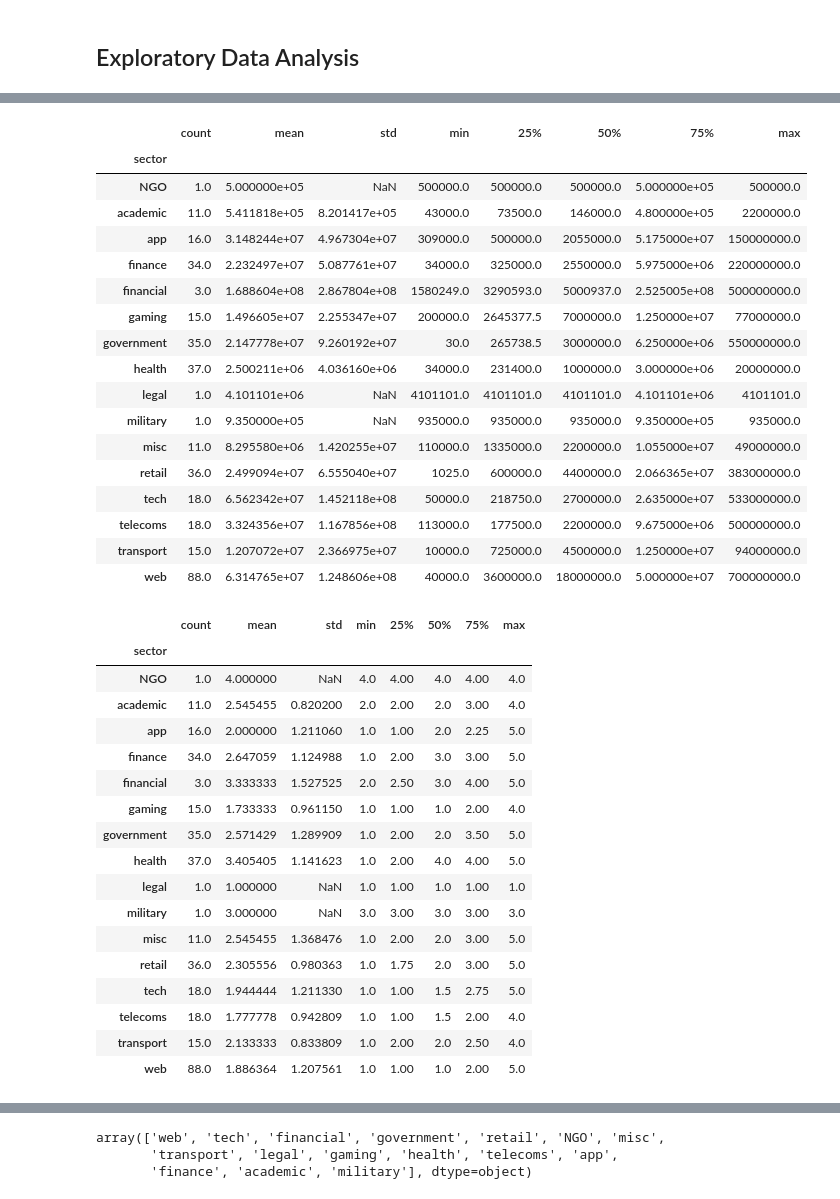
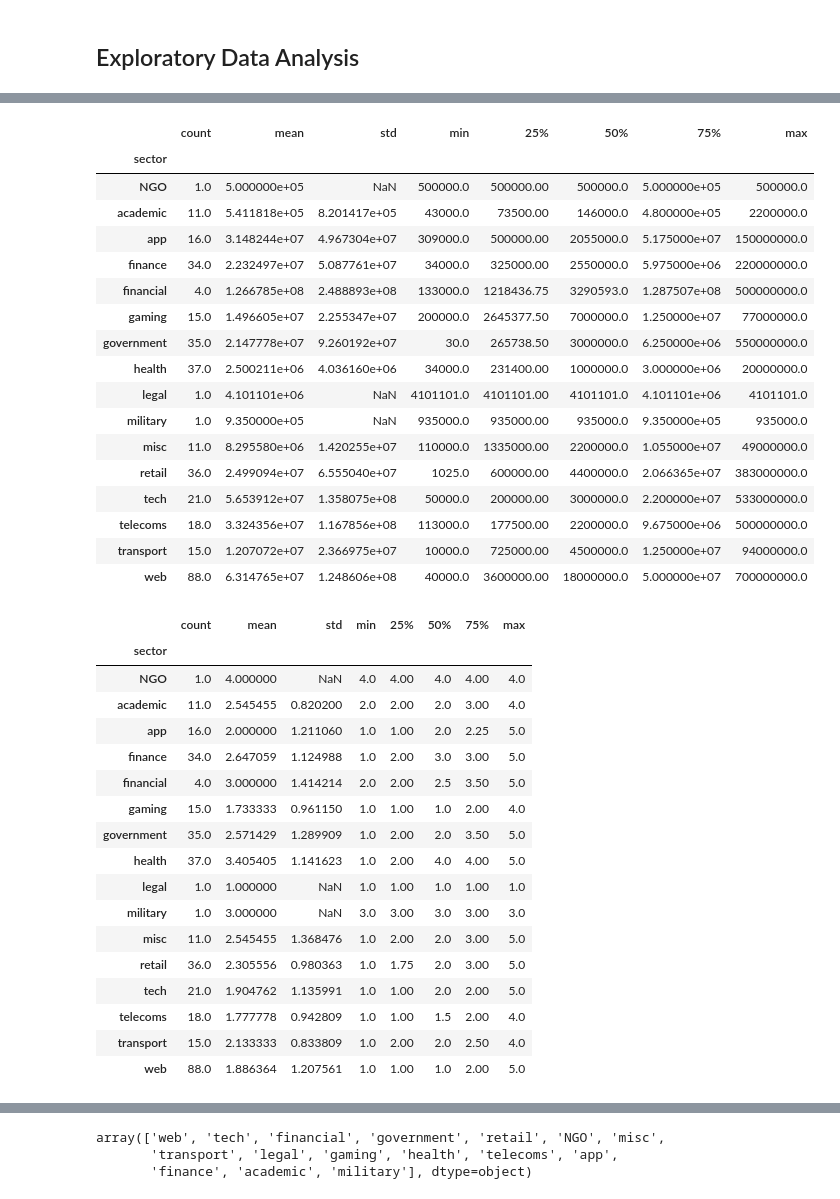
Before and after one commit to PianoPalf/group-project-3, a Jupyter notebook: Python/PyHack_dataframe_setup_SP.ipynb, the cells around one changed output, grey strips where cells are left out. Saved outputs shown, nothing was run; the diff lists cells and outputs as text; code cells hidden in the pictures.

```diff
--- a/Python/PyHack_dataframe_setup_SP.ipynb
+++ b/Python/PyHack_dataframe_setup_SP.ipynb
@@ -246,7 +246,10 @@ Index(['organisation', 'alternative name', 'records lost', 'year', 'month',
 # %%
 # Reorder and Drop Columns
 dBreaches_df = dBreaches_df[['id', 'organisation', 'records lost', 'month', 'year',\
-                             'sector', 'method', 'data sensitivity', 'story', 'source name', 'source link']]
+                             'sector', 'method', 'data sensitivity', 'source name']]
+# %%
+# Replace Spaces between words in Column names with underscores
+dBreaches_df.columns = dBreaches_df.columns.str.replace(' ', '_', regex=True)
 # %%
 # Check Structure of DataFrame
 dBreaches_df.info()
@@ -290,11 +289,11 @@ source link          object
 dtype: object
 # %%
 # Remove Non-Digit Characters in 'records lost' Column
-dBreaches_df['records lost'] = dBreaches_df['records lost'].str.replace(r'\D+', '')
+dBreaches_df['records_lost'] = dBreaches_df['records_lost'].str.replace(r'\D+', '')
 # %%
 # Change 'records lost' and 'data sensitivity' Columns to integer data type
-dBreaches_df['records lost'] = dBreaches_df['records lost'].astype(int)
-dBreaches_df['data sensitivity'] = dBreaches_df['data sensitivity'].astype(int)
+dBreaches_df['records_lost'] = dBreaches_df['records_lost'].astype(int)
+dBreaches_df['data_sensitivity'] = dBreaches_df['data_sensitivity'].astype(int)
 # %%
 # Check Data Types of Each Column again
 dBreaches_df.dtypes
@@ -458,29 +455,29 @@ serious_breaches
 # %%
 # Sector Records Lost Summary
-sector_groupby = cleaned_dBreaches_df.groupby('sector')['records lost'].describe()
+sector_groupby = cleaned_dBreaches_df.groupby('sector')['records_lost'].describe()
 sector_groupby
 # %% [output]
 |  | count | mean | std | min | 25% | 50% | 75% | max |
 | sector |  |  |  |  |  |  |  |  |
-| NGO | 1.0 | 5.000000e+05 | NaN | 500000.0 | 500000.0 | 500000.0 | 5.000000e+05 | 500000.0 |
-| academic | 11.0 | 5.411818e+05 | 8.201417e+05 | 43000.0 | 73500.0 | 146000.0 | 4.800000e+05 | 2200000.0 |
-| app | 16.0 | 3.148244e+07 | 4.967304e+07 | 309000.0 | 500000.0 | 2055000.0 | 5.175000e+07 | 150000000.0 |
-| finance | 34.0 | 2.232497e+07 | 5.087761e+07 | 34000.0 | 325000.0 | 2550000.0 | 5.975000e+06 | 220000000.0 |
-| financial | 3.0 | 1.688604e+08 | 2.867804e+08 | 1580249.0 | 3290593.0 | 5000937.0 | 2.525005e+08 | 500000000.0 |
-| gaming | 15.0 | 1.496605e+07 | 2.255347e+07 | 200000.0 | 2645377.5 | 7000000.0 | 1.250000e+07 | 77000000.0 |
-| government | 35.0 | 2.147778e+07 | 9.260192e+07 | 30.0 | 265738.5 | 3000000.0 | 6.250000e+06 | 550000000.0 |
-| health | 37.0 | 2.500211e+06 | 4.036160e+06 | 34000.0 | 231400.0 | 1000000.0 | 3.000000e+06 | 20000000.0 |
-| legal | 1.0 | 4.101101e+06 | NaN | 4101101.0 | 4101101.0 | 4101101.0 | 4.101101e+06 | 4101101.0 |
-| military | 1.0 | 9.350000e+05 | NaN | 935000.0 | 935000.0 | 935000.0 | 9.350000e+05 | 935000.0 |
-| misc | 11.0 | 8.295580e+06 | 1.420255e+07 | 110000.0 | 1335000.0 | 2200000.0 | 1.055000e+07 | 49000000.0 |
-| retail | 36.0 | 2.499094e+07 | 6.555040e+07 | 1025.0 | 600000.0 | 4400000.0 | 2.066365e+07 | 383000000.0 |
-| tech | 18.0 | 6.562342e+07 | 1.452118e+08 | 50000.0 | 218750.0 | 2700000.0 | 2.635000e+07 | 533000000.0 |
-| telecoms | 18.0 | 3.324356e+07 | 1.167856e+08 | 113000.0 | 177500.0 | 2200000.0 | 9.675000e+06 | 500000000.0 |
-| transport | 15.0 | 1.207072e+07 | 2.366975e+07 | 10000.0 | 725000.0 | 4500000.0 | 1.250000e+07 | 94000000.0 |
-| web | 88.0 | 6.314765e+07 | 1.248606e+08 | 40000.0 | 3600000.0 | 18000000.0 | 5.000000e+07 | 700000000.0 |
+| NGO | 1.0 | 5.000000e+05 | NaN | 500000.0 | 500000.00 | 500000.0 | 5.000000e+05 | 500000.0 |
+| academic | 11.0 | 5.411818e+05 | 8.201417e+05 | 43000.0 | 73500.00 | 146000.0 | 4.800000e+05 | 2200000.0 |
+| app | 16.0 | 3.148244e+07 | 4.967304e+07 | 309000.0 | 500000.00 | 2055000.0 | 5.175000e+07 | 150000000.0 |
+| finance | 34.0 | 2.232497e+07 | 5.087761e+07 | 34000.0 | 325000.00 | 2550000.0 | 5.975000e+06 | 220000000.0 |
+| financial | 4.0 | 1.266785e+08 | 2.488893e+08 | 133000.0 | 1218436.75 | 3290593.0 | 1.287507e+08 | 500000000.0 |
+| gaming | 15.0 | 1.496605e+07 | 2.255347e+07 | 200000.0 | 2645377.50 | 7000000.0 | 1.250000e+07 | 77000000.0 |
+| government | 35.0 | 2.147778e+07 | 9.260192e+07 | 30.0 | 265738.50 | 3000000.0 | 6.250000e+06 | 550000000.0 |
+| health | 37.0 | 2.500211e+06 | 4.036160e+06 | 34000.0 | 231400.00 | 1000000.0 | 3.000000e+06 | 20000000.0 |
+| legal | 1.0 | 4.101101e+06 | NaN | 4101101.0 | 4101101.00 | 4101101.0 | 4.101101e+06 | 4101101.0 |
+| military | 1.0 | 9.350000e+05 | NaN | 935000.0 | 935000.00 | 935000.0 | 9.350000e+05 | 935000.0 |
+| misc | 11.0 | 8.295580e+06 | 1.420255e+07 | 110000.0 | 1335000.00 | 2200000.0 | 1.055000e+07 | 49000000.0 |
+| retail | 36.0 | 2.499094e+07 | 6.555040e+07 | 1025.0 | 600000.00 | 4400000.0 | 2.066365e+07 | 383000000.0 |
+| tech | 21.0 | 5.653912e+07 | 1.358075e+08 | 50000.0 | 200000.00 | 3000000.0 | 2.200000e+07 | 533000000.0 |
+| telecoms | 18.0 | 3.324356e+07 | 1.167856e+08 | 113000.0 | 177500.00 | 2200000.0 | 9.675000e+06 | 500000000.0 |
+| transport | 15.0 | 1.207072e+07 | 2.366975e+07 | 10000.0 | 725000.00 | 4500000.0 | 1.250000e+07 | 94000000.0 |
+| web | 88.0 | 6.314765e+07 | 1.248606e+08 | 40000.0 | 3600000.00 | 18000000.0 | 5.000000e+07 | 700000000.0 |
 # %%
 # Sector Data Sensitivity Summary
-sector_sens_groupby = cleaned_dBreaches_df.groupby('sector')['data sensitivity'].describe()
+sector_sens_groupby = cleaned_dBreaches_df.groupby('sector')['data_sensitivity'].describe()
 sector_sens_groupby
 # %% [output]
 |  | count | mean | std | min | 25% | 50% | 75% | max |
@@ -489,7 +486,7 @@ sector_sens_groupby
 | academic | 11.0 | 2.545455 | 0.820200 | 2.0 | 2.00 | 2.0 | 3.00 | 4.0 |
 | app | 16.0 | 2.000000 | 1.211060 | 1.0 | 1.00 | 2.0 | 2.25 | 5.0 |
 | finance | 34.0 | 2.647059 | 1.124988 | 1.0 | 2.00 | 3.0 | 3.00 | 5.0 |
-| financial | 3.0 | 3.333333 | 1.527525 | 2.0 | 2.50 | 3.0 | 4.00 | 5.0 |
+| financial | 4.0 | 3.000000 | 1.414214 | 2.0 | 2.00 | 2.5 | 3.50 | 5.0 |
 | gaming | 15.0 | 1.733333 | 0.961150 | 1.0 | 1.00 | 1.0 | 2.00 | 4.0 |
 | government | 35.0 | 2.571429 | 1.289909 | 1.0 | 2.00 | 2.0 | 3.50 | 5.0 |
 | health | 37.0 | 3.405405 | 1.141623 | 1.0 | 2.00 | 4.0 | 4.00 | 5.0 |
@@ -497,7 +494,7 @@ sector_sens_groupby
 | military | 1.0 | 3.000000 | NaN | 3.0 | 3.00 | 3.0 | 3.00 | 3.0 |
 | misc | 11.0 | 2.545455 | 1.368476 | 1.0 | 2.00 | 2.0 | 3.00 | 5.0 |
 | retail | 36.0 | 2.305556 | 0.980363 | 1.0 | 1.75 | 2.0 | 3.00 | 5.0 |
-| tech | 18.0 | 1.944444 | 1.211330 | 1.0 | 1.00 | 1.5 | 2.75 | 5.0 |
+| tech | 21.0 | 1.904762 | 1.135991 | 1.0 | 1.00 | 2.0 | 2.00 | 5.0 |
 | telecoms | 18.0 | 1.777778 | 0.942809 | 1.0 | 1.00 | 1.5 | 2.00 | 4.0 |
 | transport | 15.0 | 2.133333 | 0.833809 | 1.0 | 2.00 | 2.0 | 2.50 | 4.0 |
 | web | 88.0 | 1.886364 | 1.207561 | 1.0 | 1.00 | 1.0 | 2.00 | 5.0 |
```
Also changed, not shown: parts of 26 cells of this notebook, 6 other files.
